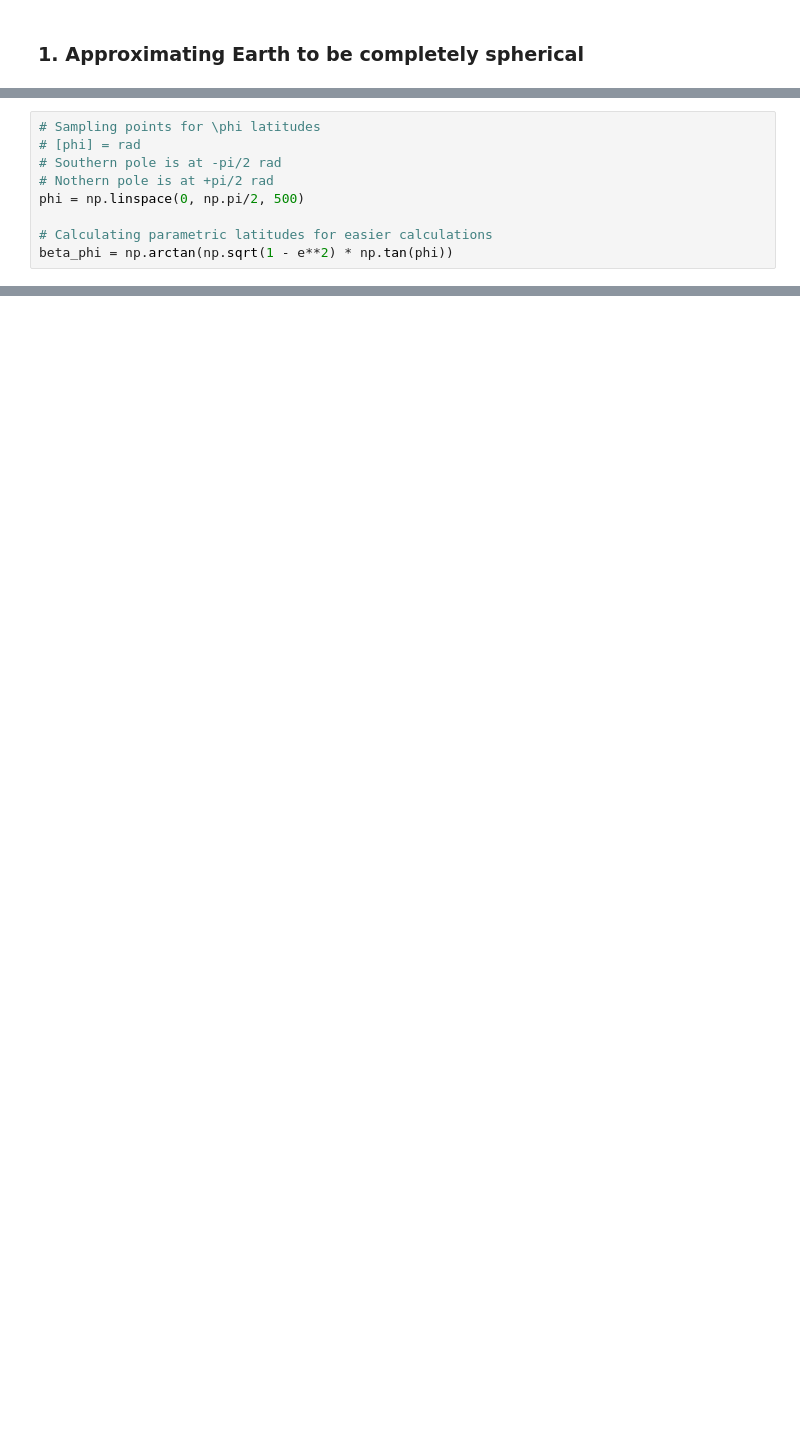
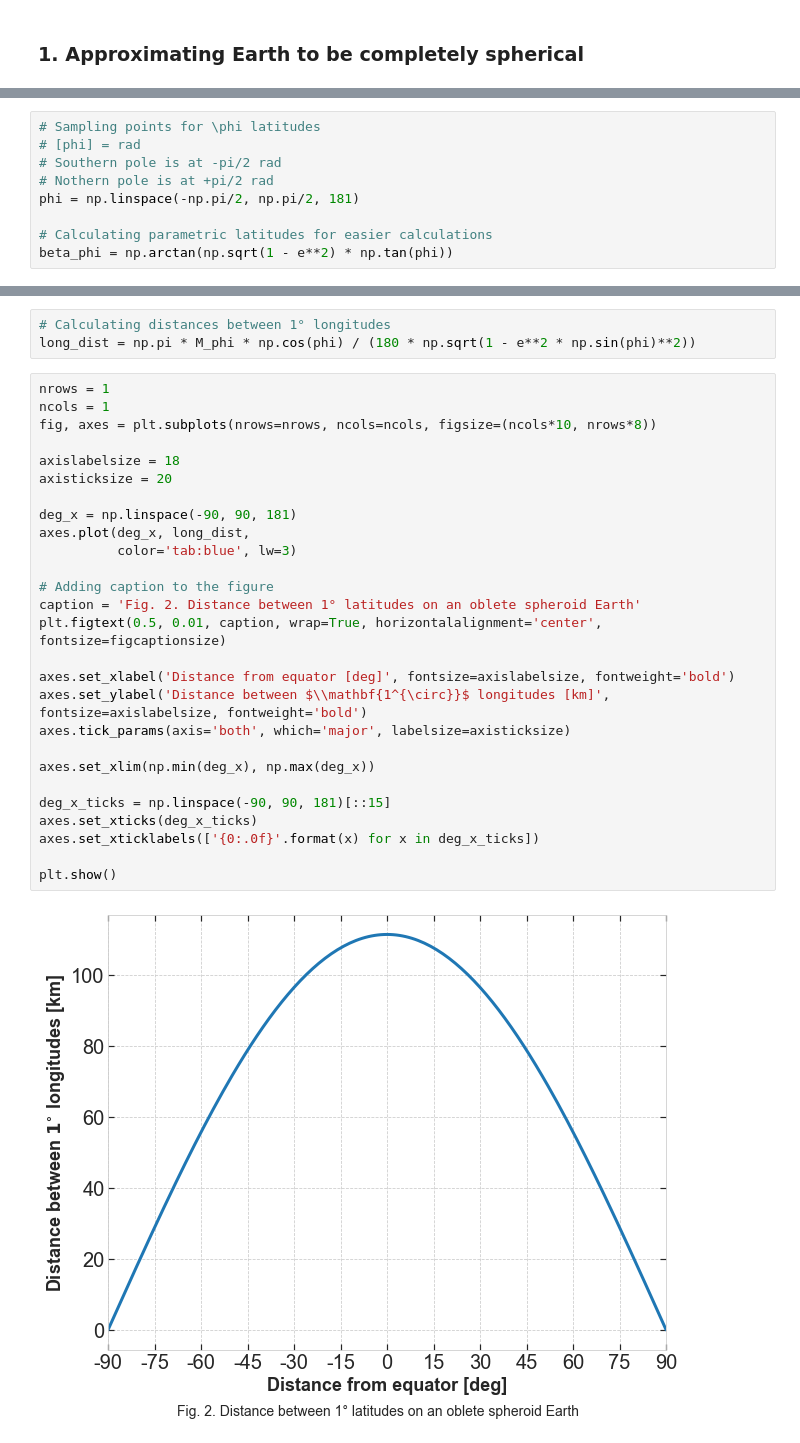
Before and after one commit to masterdesky/physics, a Jupyter notebook: Flut_Eurth_PLS/latitude_difference/latitude_difference.ipynb, the cells around one changed output, grey strips where cells are left out. Cells and saved outputs as stored; diff of their text form; blank space fills up the shorter version.

```diff
--- a/Flut_Eurth_PLS/latitude_difference/latitude_difference.ipynb
+++ b/Flut_Eurth_PLS/latitude_difference/latitude_difference.ipynb
@@ -131,7 +147,7 @@ b = a * np.sqrt(1 - e**2)
 # [phi] = rad
 # Southern pole is at -pi/2 rad
 # Nothern pole is at +pi/2 rad
-phi = np.linspace(0, np.pi/2, 500)
+phi = np.linspace(-np.pi/2, np.pi/2, 181)
 
 # Calculating parametric latitudes for easier calculations
 beta_phi = np.arctan(np.sqrt(1 - e**2) * np.tan(phi))
@@ -160 +200,33 @@ r_merid = np.linspace()
+# %%
+# Calculating distances between 1° longitudes
+long_dist = np.pi * M_phi * np.cos(phi) / (180 * np.sqrt(1 - e**2 * np.sin(phi)**2))
+# %%
+nrows = 1
+ncols = 1
+fig, axes = plt.subplots(nrows=nrows, ncols=ncols, figsize=(ncols*10, nrows*8))
+
+axislabelsize = 18
+axisticksize = 20
+
+deg_x = np.linspace(-90, 90, 181)
+axes.plot(deg_x, long_dist,
+          color='tab:blue', lw=3)
+
+# Adding caption to the figure
+caption = 'Fig. 2. Distance between 1° latitudes on an oblete spheroid Earth'
+plt.figtext(0.5, 0.01, caption, wrap=True, horizontalalignment='center', fontsize=figcaptionsize)
+
+axes.set_xlabel('Distance from equator [deg]', fontsize=axislabelsize, fontweight='bold')
+axes.set_ylabel('Distance between $\\mathbf{1^{\circ}}$ longitudes [km]', fontsize=axislabelsize, fontweight='bold')
+axes.tick_params(axis='both', which='major', labelsize=axisticksize)
+
+axes.set_xlim(np.min(deg_x), np.max(deg_x))
+
+deg_x_ticks = np.linspace(-90, 90, 181)[::15]
+axes.set_xticks(deg_x_ticks)
+axes.set_xticklabels(['{0:.0f}'.format(x) for x in deg_x_ticks])
+
+plt.show()
+# %% [output]
+[figure, added]
 # %% [markdown]
```
Also changed, not shown: parts of 22 cells of this notebook.
